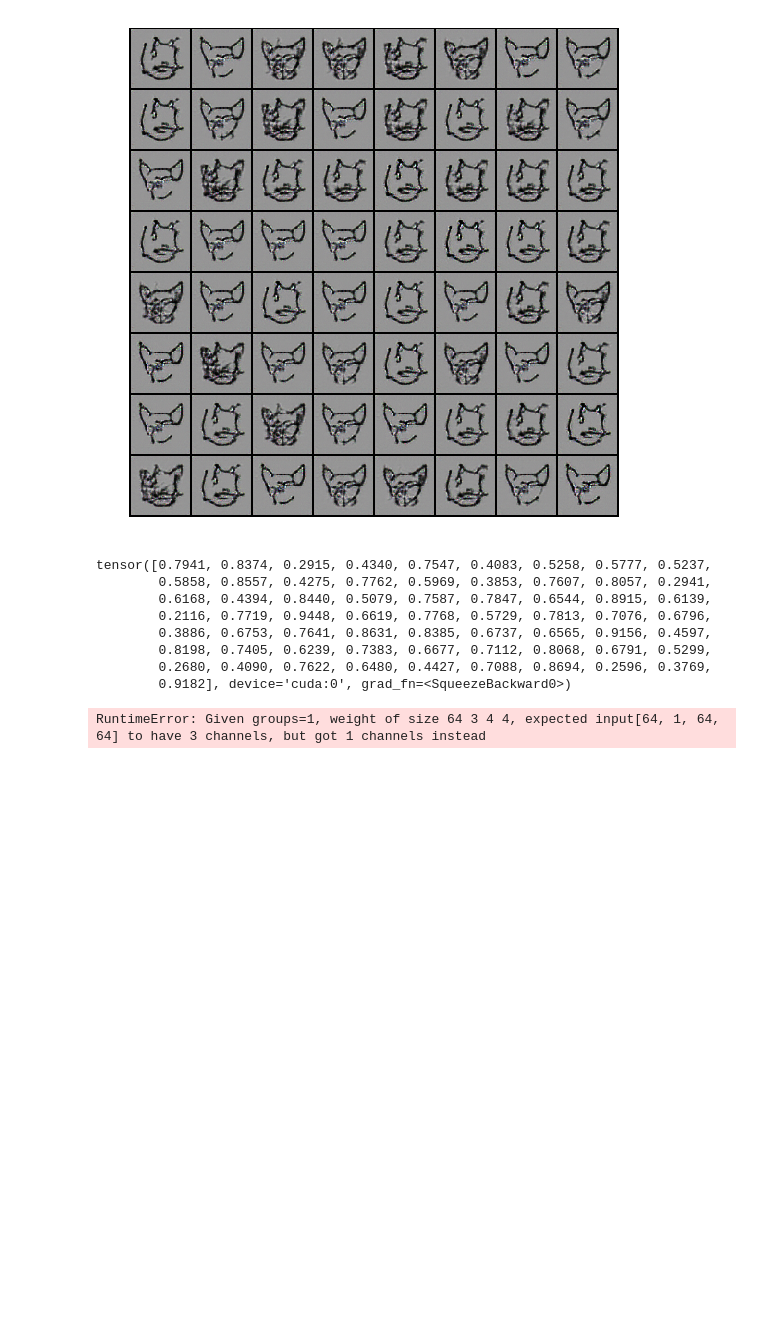
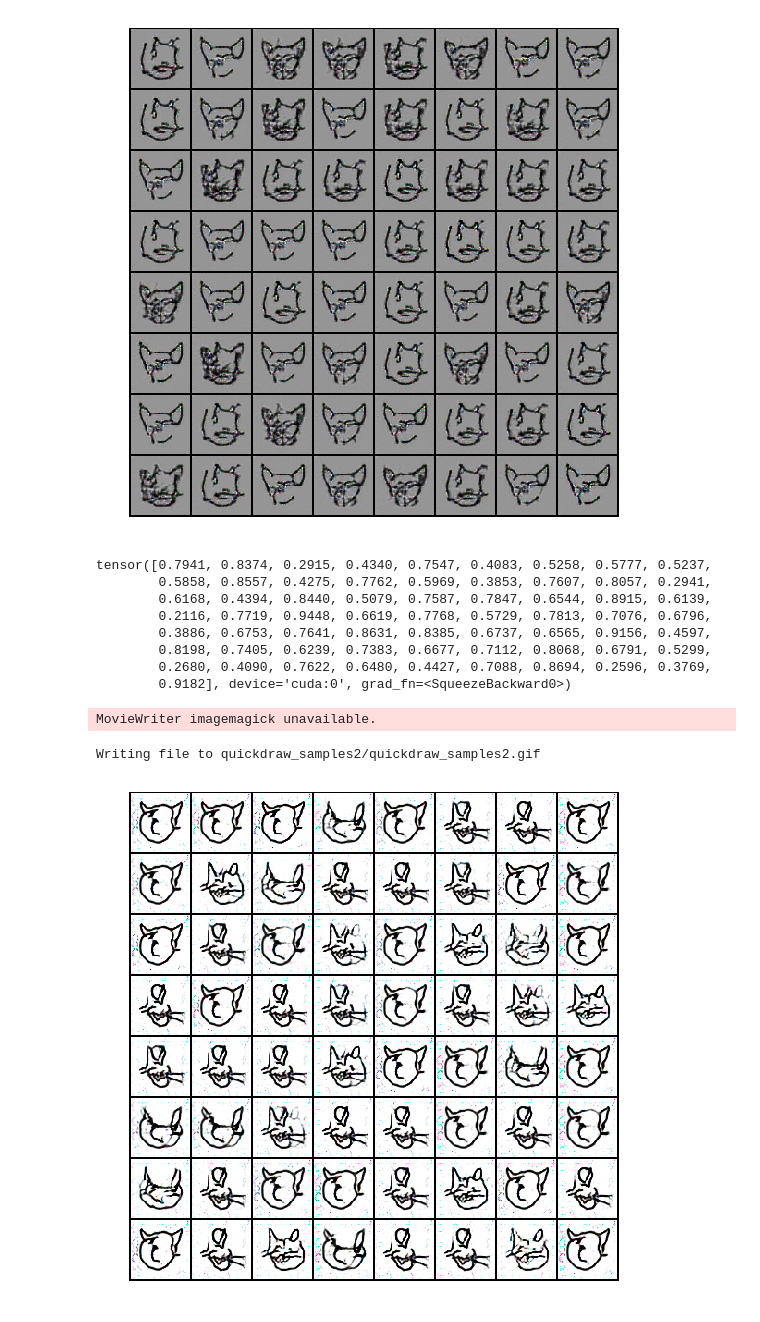
Before and after one commit to hdmamin/GAN-architectures, a Jupyter notebook: dcgan_quickdraw.ipynb, the cells around one changed output. Cells and saved outputs as stored; diff of their text form; code cells hidden in the pictures; blank space fills up the shorter version.

```diff
--- a/dcgan_quickdraw.ipynb
+++ b/dcgan_quickdraw.ipynb
@@ -41,6 +41,10 @@ tensor([0.7941, 0.8374, 0.2915, 0.4340, 0.7547, 0.4083, 0.5258, 0.5777, 0.5237,
         0.2680, 0.4090, 0.7622, 0.6480, 0.4427, 0.7088, 0.8694, 0.2596, 0.3769,
         0.9182], device='cuda:0', grad_fn=<SqueezeBackward0>)
 # %%
-d(batch[0][:, :1, :, :])
+# d(batch[0][:, :1, :, :])
-# %% [output]
-RuntimeError: Given groups=1, weight of size 64 3 4 4, expected input[64, 1, 64, 64] to have 3 channels, but got 1 channels instead
+# %%
+render_samples('quickdraw_samples2')
+# %% [output]
+MovieWriter imagemagick unavailable.
+Writing file to quickdraw_samples2/quickdraw_samples2.gif
+[figure, added]
```
Also changed, not shown: parts of 1 cell of this notebook, 5 other files.
